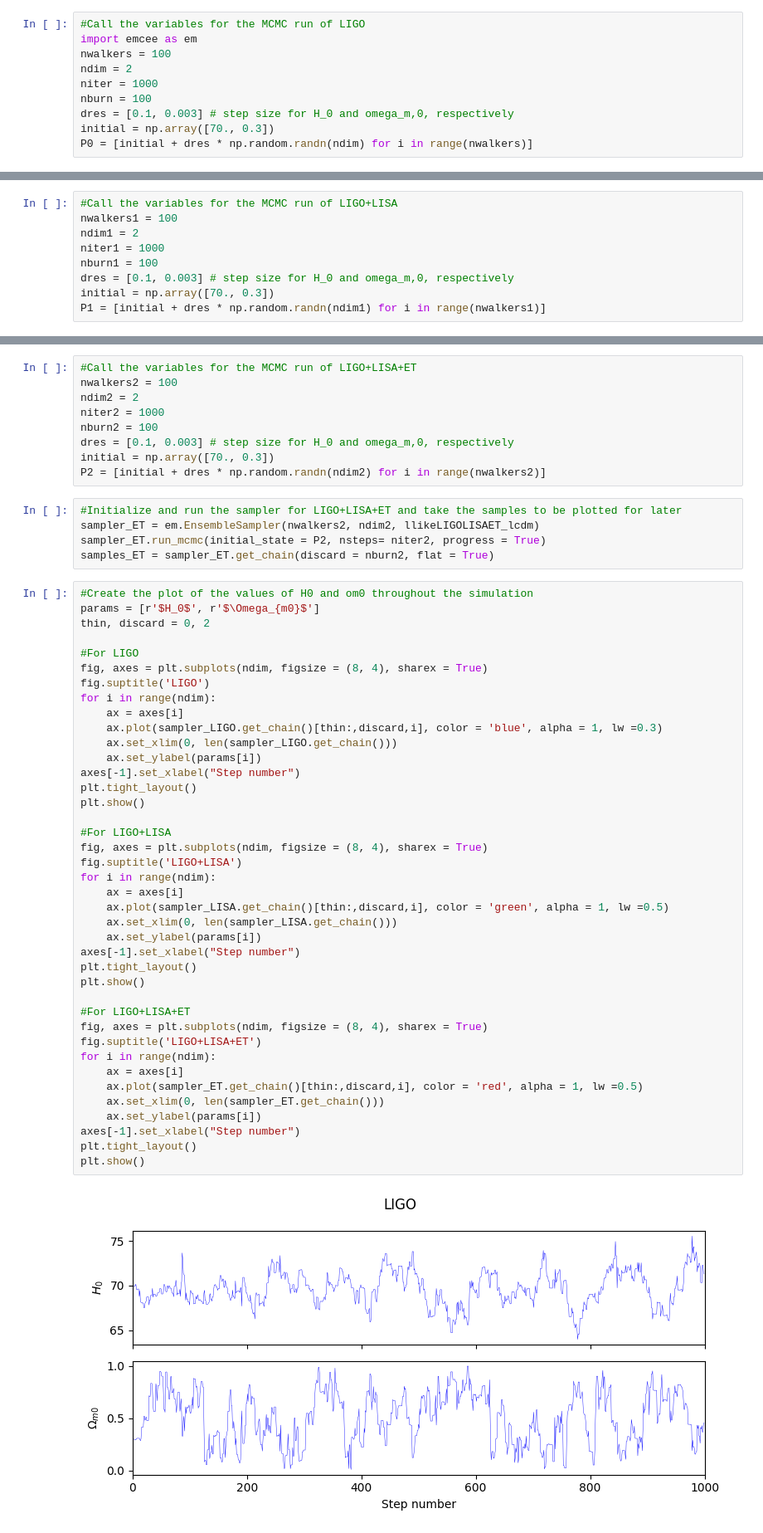
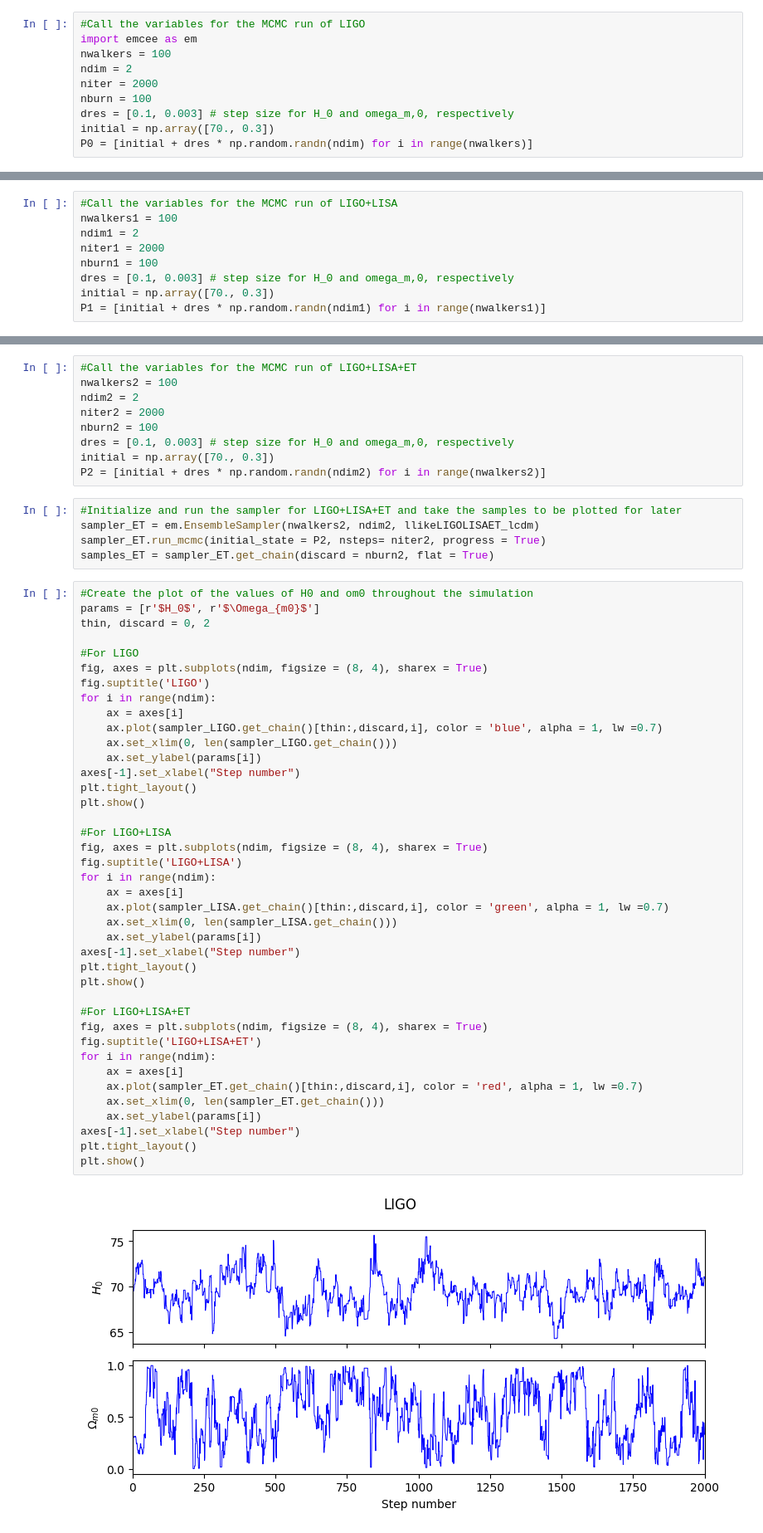
Before and after one commit to PKHR620/AP157-Lab, a Jupyter notebook: AP157_lab_assignment_C2.ipynb, the cells around one changed output, grey strips where cells are left out. Shown at 83% size. Saved outputs shown, nothing was run; the diff lists cells and outputs as text.

```diff
--- a/AP157_lab_assignment_C2.ipynb
+++ b/AP157_lab_assignment_C2.ipynb
@@ -171,7 +164,7 @@ You can use number of walkers (nwalkers) of 6 and number of iterations (niter) o
 import emcee as em
 nwalkers = 100
 ndim = 2
-niter = 1000
+niter = 2000
 nburn = 100
 dres = [0.1, 0.003] # step size for H_0 and omega_m,0, respectively
 initial = np.array([70., 0.3])
@@ -185,7 +178,7 @@ samples_LIGO = sampler_LIGO.get_chain(discard = nburn, flat = True)
 #Call the variables for the MCMC run of LIGO+LISA
 nwalkers1 = 100
 ndim1 = 2
-niter1 = 1000
+niter1 = 2000
 nburn1 = 100
 dres = [0.1, 0.003] # step size for H_0 and omega_m,0, respectively
 initial = np.array([70., 0.3])
@@ -199,7 +192,7 @@ samples_LISA = sampler_LISA.get_chain(discard = nburn1, flat = True)
 #Call the variables for the MCMC run of LIGO+LISA+ET
 nwalkers2 = 100
 ndim2 = 2
-niter2 = 1000
+niter2 = 2000
 nburn2 = 100
 dres = [0.1, 0.003] # step size for H_0 and omega_m,0, respectively
 initial = np.array([70., 0.3])
@@ -219,35 +212,35 @@ fig, axes = plt.subplots(ndim, figsize = (8, 4), sharex = True)
 fig.suptitle('LIGO')
 for i in range(ndim):
     ax = axes[i]
-    ax.plot(sampler_LIGO.get_chain()[thin:,discard,i], color = 'blue', alpha = 1, lw =0.3)
+    ax.plot(sampler_LIGO.get_chain()[thin:,discard,i], color = 'blue', alpha = 1, lw =0.7)
     ax.set_xlim(0, len(sampler_LIGO.get_chain()))
     ax.set_ylabel(params[i])
 axes[-1].set_xlabel("Step number")
 plt.tight_layout()
 plt.show()
 
 #For LIGO+LISA
 fig, axes = plt.subplots(ndim, figsize = (8, 4), sharex = True)
 fig.suptitle('LIGO+LISA')
 for i in range(ndim):
     ax = axes[i]
-    ax.plot(sampler_LISA.get_chain()[thin:,discard,i], color = 'green', alpha = 1, lw =0.5)
+    ax.plot(sampler_LISA.get_chain()[thin:,discard,i], color = 'green', alpha = 1, lw =0.7)
     ax.set_xlim(0, len(sampler_LISA.get_chain()))
     ax.set_ylabel(params[i])
 axes[-1].set_xlabel("Step number")
 plt.tight_layout()
 plt.show()
 
 #For LIGO+LISA+ET
 fig, axes = plt.subplots(ndim, figsize = (8, 4), sharex = True)
 fig.suptitle('LIGO+LISA+ET')
 for i in range(ndim):
     ax = axes[i]
-    ax.plot(sampler_ET.get_chain()[thin:,discard,i], color = 'red', alpha = 1, lw =0.5)
+    ax.plot(sampler_ET.get_chain()[thin:,discard,i], color = 'red', alpha = 1, lw =0.7)
     ax.set_xlim(0, len(sampler_ET.get_chain()))
     ax.set_ylabel(params[i])
 axes[-1].set_xlabel("Step number")
 plt.tight_layout()
 plt.show()
 # %% [output]
-[figure, old version]
+[figure, new version]
```
Also changed, not shown: parts of 3 cells of this notebook.
